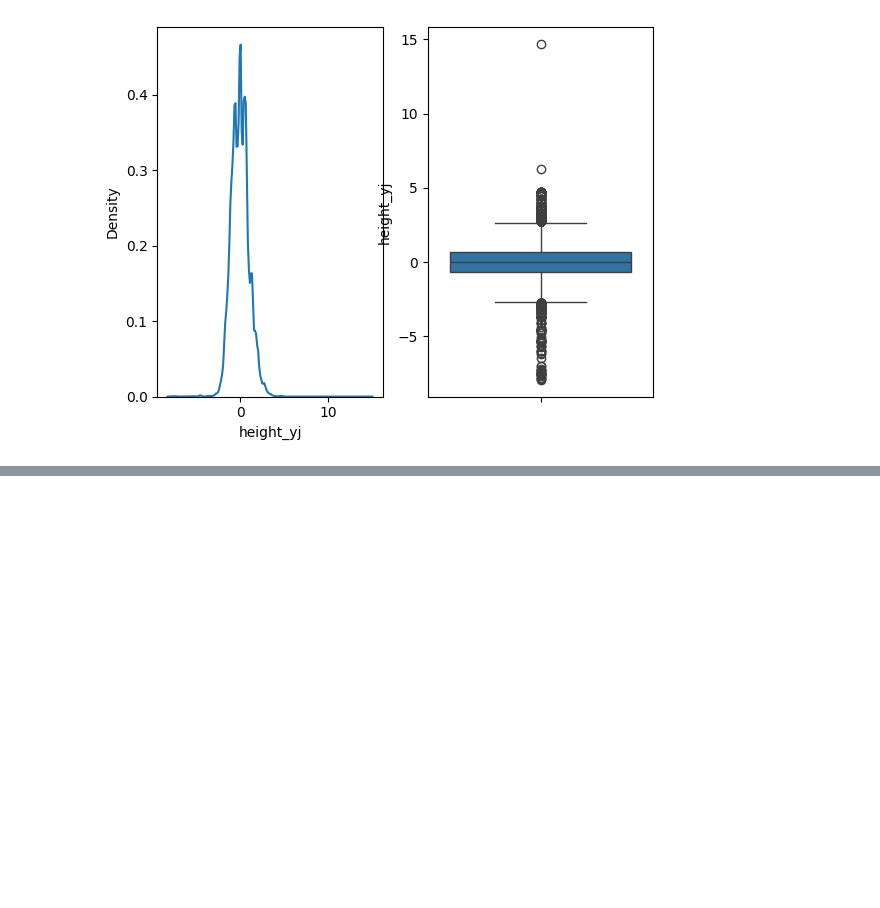
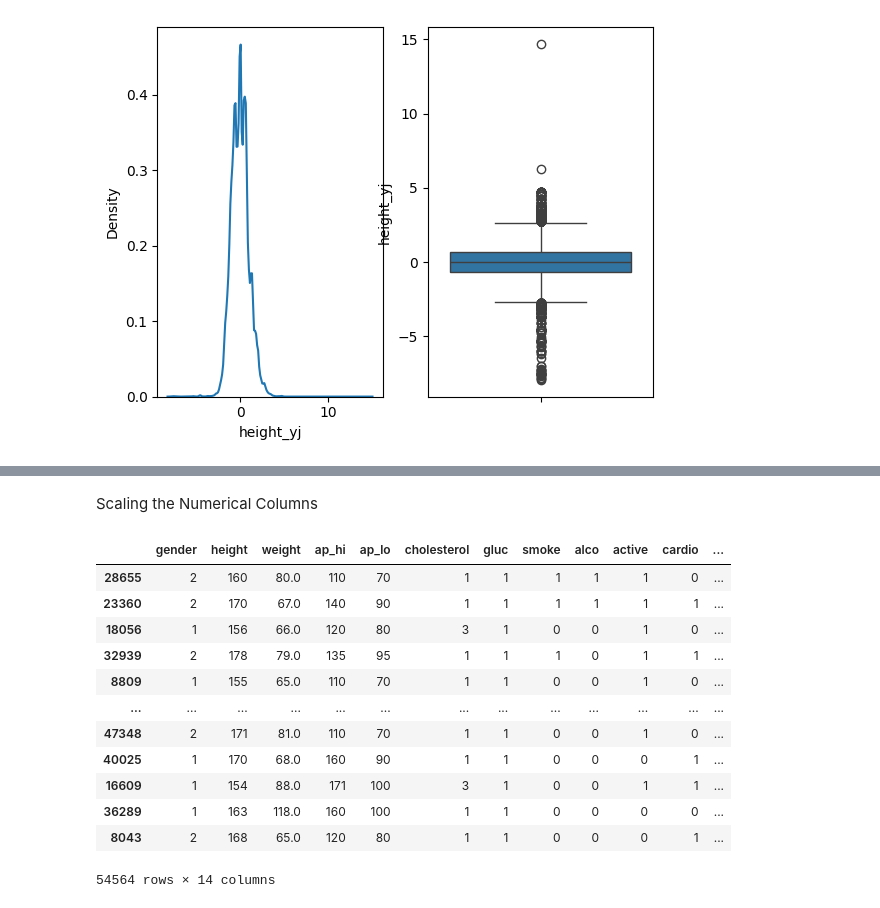
Before and after one commit to VishalMurya/Cardio_ML, a Jupyter notebook: Cardio.ipynb, the cells around one changed output, grey strips where cells are left out. Drawn from its saved outputs; the diff is of its cells as text; code cells hidden in the pictures; blank space fills up the shorter version.

Commit message:
Scaling & Encoding

```diff
--- a/Cardio.ipynb
+++ b/Cardio.ipynb
@@ -291,0 +328,23 @@ sns.boxplot(df['height_yj'], ax = ax[1])
+# %%
+X = df.iloc[:, :-3]
+y = df['cardio']
+# %%
+X_train, x_test,y_train, y_test = train_test_split(X,y, train_size= 0.8)
+# %% [markdown]
+Scaling the Numerical Columns
+# %%
+X_train
+# %% [output]
+|  | gender | height | weight | ap_hi | ap_lo | cholesterol | gluc | smoke | alco | active | cardio | ... |
+| 28655 | 2 | 160 | 80.0 | 110 | 70 | 1 | 1 | 1 | 1 | 1 | 0 | ... |
+| 23360 | 2 | 170 | 67.0 | 140 | 90 | 1 | 1 | 1 | 1 | 1 | 1 | ... |
+| 18056 | 1 | 156 | 66.0 | 120 | 80 | 3 | 1 | 0 | 0 | 1 | 0 | ... |
+| 32939 | 2 | 178 | 79.0 | 135 | 95 | 1 | 1 | 1 | 0 | 1 | 1 | ... |
+| 8809 | 1 | 155 | 65.0 | 110 | 70 | 1 | 1 | 0 | 0 | 1 | 0 | ... |
+| ... | ... | ... | ... | ... | ... | ... | ... | ... | ... | ... | ... | ... |
+| 47348 | 2 | 171 | 81.0 | 110 | 70 | 1 | 1 | 0 | 0 | 1 | 0 | ... |
+| 40025 | 1 | 170 | 68.0 | 160 | 90 | 1 | 1 | 0 | 0 | 0 | 1 | ... |
+| 16609 | 1 | 154 | 88.0 | 171 | 100 | 3 | 1 | 0 | 0 | 1 | 1 | ... |
+| 36289 | 1 | 163 | 118.0 | 160 | 100 | 1 | 1 | 0 | 0 | 0 | 0 | ... |
+| 8043 | 2 | 168 | 65.0 | 120 | 80 | 1 | 1 | 0 | 0 | 0 | 1 | ... |
+54564 rows × 14 columns
```
Also changed, not shown: parts of 15 cells of this notebook.
